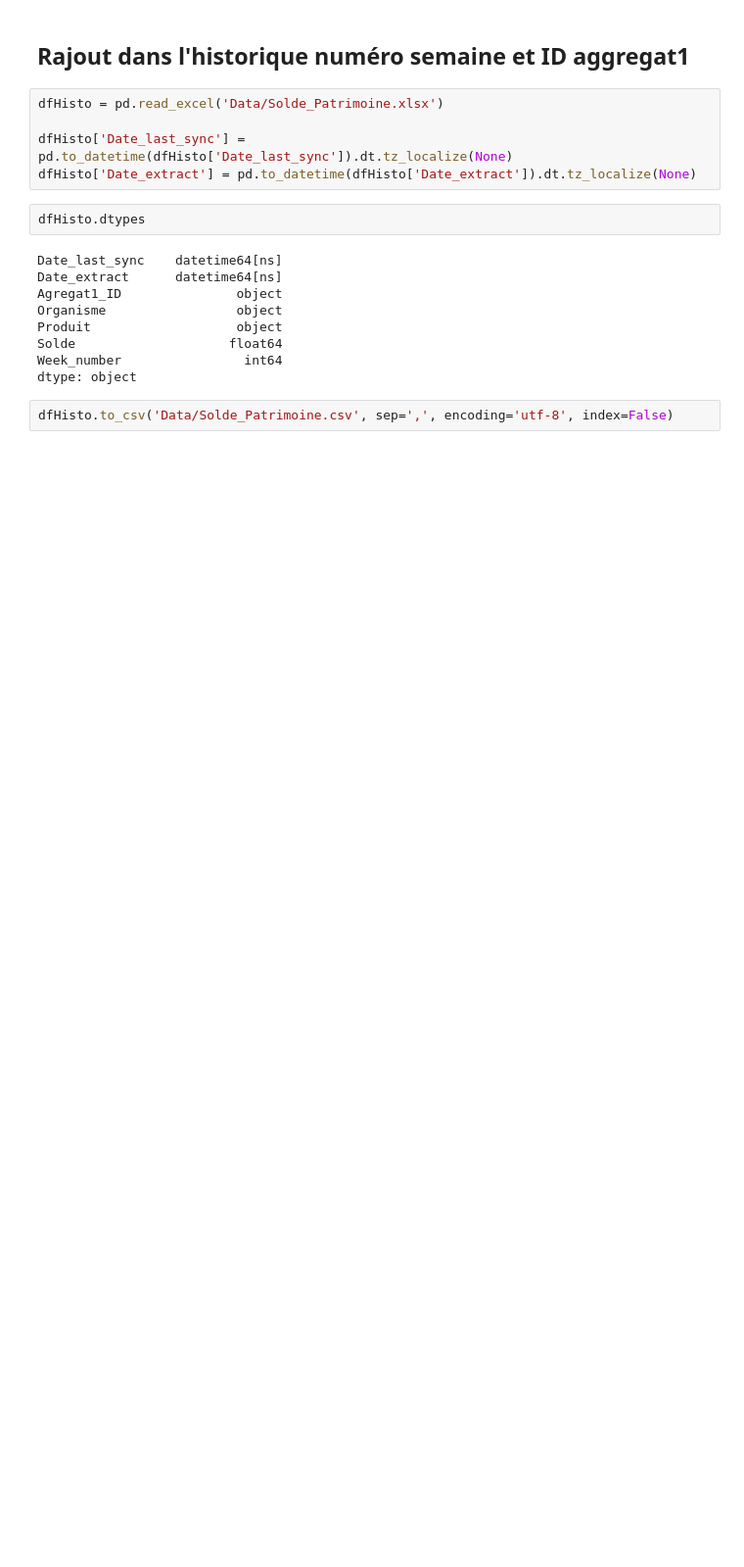
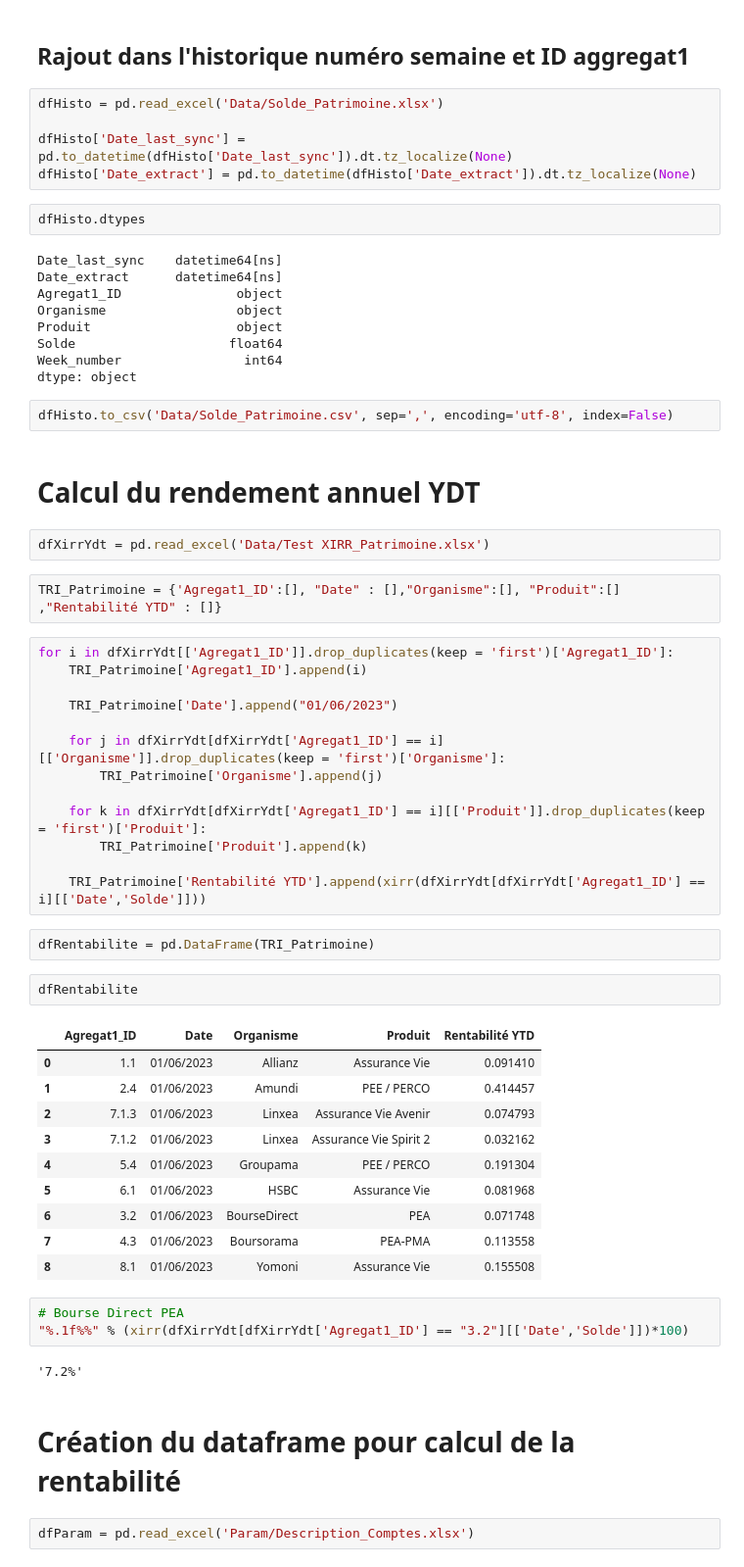
Before and after one commit to BenoitProst/finary, a Jupyter notebook: Wealth Extract Analysis.ipynb, the cells around one changed output. Shown at 98% size. Cells and saved outputs as stored; diff of their text form; blank space fills up the shorter version.

```diff
--- a/Wealth Extract Analysis.ipynb
+++ b/Wealth Extract Analysis.ipynb
@@ -118,3 +122,46 @@ Week_number                int64
 dtype: object
 # %%
 dfHisto.to_csv('Data/Solde_Patrimoine.csv', sep=',', encoding='utf-8', index=False)
+# %% [markdown]
+# Calcul du rendement annuel YDT
+# %%
+dfXirrYdt = pd.read_excel('Data/Test XIRR_Patrimoine.xlsx')
+# %%
+TRI_Patrimoine = {'Agregat1_ID':[], "Date" : [],"Organisme":[], "Produit":[] ,"Rentabilité YTD" : []}
+# %%
+for i in dfXirrYdt[['Agregat1_ID']].drop_duplicates(keep = 'first')['Agregat1_ID']:
+    TRI_Patrimoine['Agregat1_ID'].append(i)
+
+    TRI_Patrimoine['Date'].append("01/06/2023")
+
+    for j in dfXirrYdt[dfXirrYdt['Agregat1_ID'] == i][['Organisme']].drop_duplicates(keep = 'first')['Organisme']:
+        TRI_Patrimoine['Organisme'].append(j)
+
+    for k in dfXirrYdt[dfXirrYdt['Agregat1_ID'] == i][['Produit']].drop_duplicates(keep = 'first')['Produit']:
+        TRI_Patrimoine['Produit'].append(k)
+
+    TRI_Patrimoine['Rentabilité YTD'].append(xirr(dfXirrYdt[dfXirrYdt['Agregat1_ID'] == i][['Date','Solde']]))
+# %%
+dfRentabilite = pd.DataFrame(TRI_Patrimoine)
+# %%
+dfRentabilite
+# %% [output]
+|  | Agregat1_ID | Date | Organisme | Produit | Rentabilité YTD |
+| 0 | 1.1 | 01/06/2023 | Allianz | Assurance Vie | 0.091410 |
+| 1 | 2.4 | 01/06/2023 | Amundi | PEE / PERCO | 0.414457 |
+| 2 | 7.1.3 | 01/06/2023 | Linxea | Assurance Vie Avenir | 0.074793 |
+| 3 | 7.1.2 | 01/06/2023 | Linxea | Assurance Vie Spirit 2 | 0.032162 |
+| 4 | 5.4 | 01/06/2023 | Groupama | PEE / PERCO | 0.191304 |
+| 5 | 6.1 | 01/06/2023 | HSBC | Assurance Vie | 0.081968 |
+| 6 | 3.2 | 01/06/2023 | BourseDirect | PEA | 0.071748 |
+| 7 | 4.3 | 01/06/2023 | Boursorama | PEA-PMA | 0.113558 |
+| 8 | 8.1 | 01/06/2023 | Yomoni | Assurance Vie | 0.155508 |
+# %%
+# Bourse Direct PEA
+"%.1f%%" % (xirr(dfXirrYdt[dfXirrYdt['Agregat1_ID'] == "3.2"][['Date','Solde']])*100)
+# %% [output]
+'7.2%'
+# %% [markdown]
+# Création du dataframe pour calcul de la rentabilité
+# %%
+dfParam = pd.read_excel('Param/Description_Comptes.xlsx')
```
Also changed, not shown: parts of 31 cells of this notebook, 2 other files.
